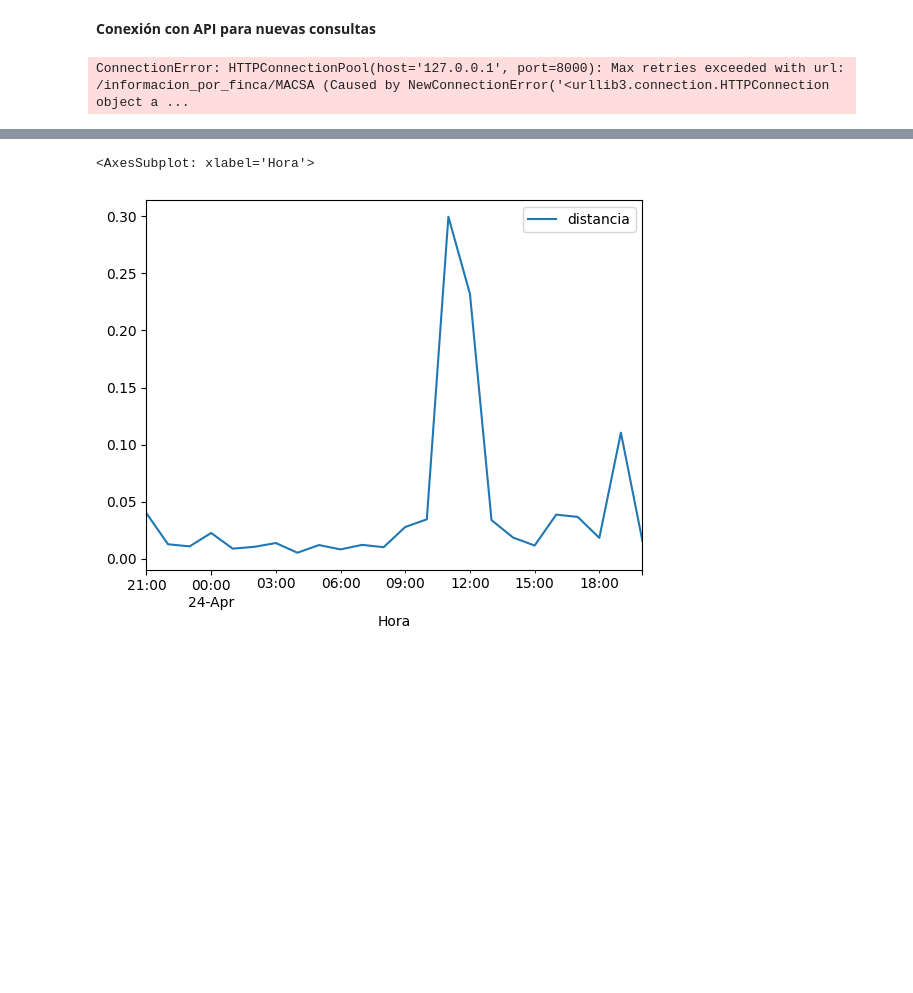
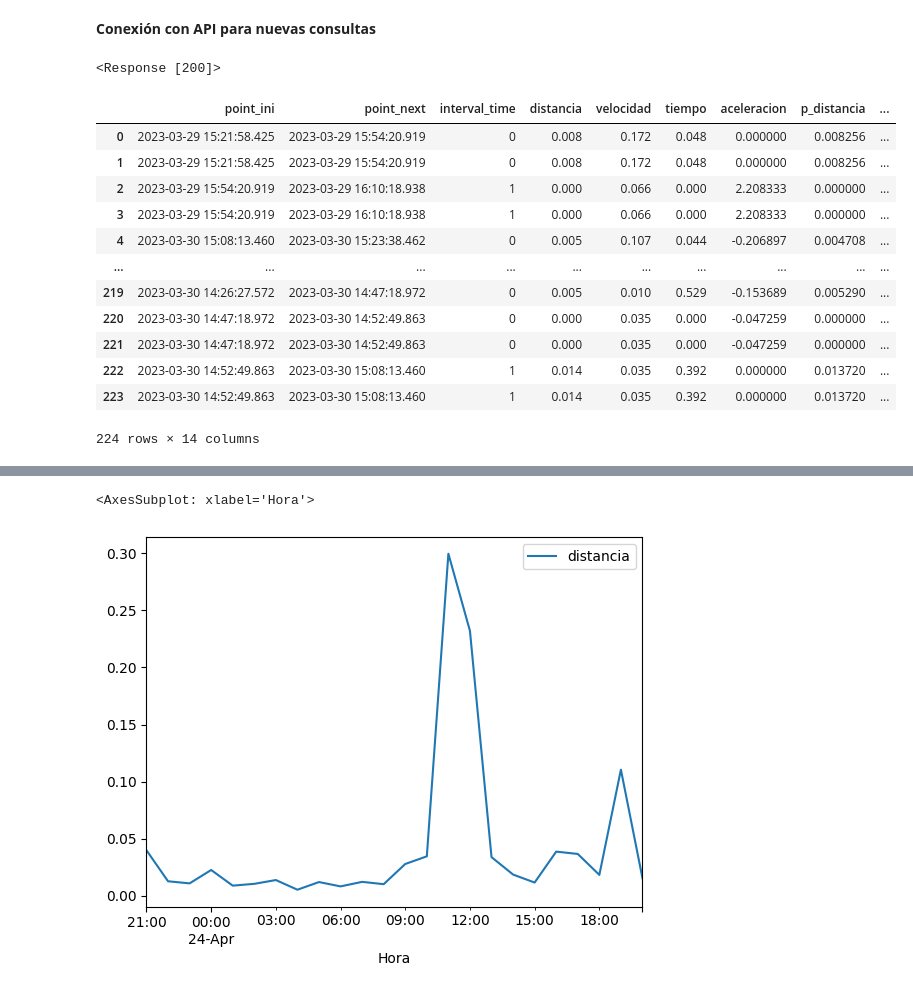
Before and after one commit to Arii95/PF_Henry, a Jupyter notebook: grafica_día.ipynb, the cells around one changed output, grey strips where cells are left out. Cells and saved outputs as stored; diff of their text form; code cells hidden in the pictures; blank space fills up the shorter version.

```diff
--- a/grafica_día.ipynb
+++ b/grafica_día.ipynb
@@ -81,16 +131,7 @@ df_gps['UUID']
 # %% [markdown]
 __Conexión con API para nuevas consultas__
-# %%
-response = requests.get('http://127.0.0.1:8000/informacion_por_finca/MACSA')
-response
-#datos_Vaca= json.loads(response.text)
-#macsa= pd.DataFrame(datos_Vaca)
-#macsa
-
-#Registros de cada UUID en ese establecimiento
-
-#a= macsa['UUID'].value_counts()
-
-#f'En el establecimiento hay los siguientes UUID con los respectivos conteos {a}'
-# %% [output]
-ConnectionError: HTTPConnectionPool(host='127.0.0.1', port=8000): Max retries exceeded with url: /informacion_por_finca/MACSA (Caused by NewConnectionError('<urllib3.connection.HTTPConnection object a ...
+# %%
+response = requests.get('http://127.0.0.1:8000/conducta_vaca_periodo/MACSA/0004A30B00F89C52/2023-03-29/2023-03-30?')
+response
+# %% [output]
+<Response [200]>
@@ -97,13 +141,21 @@ ConnectionError: HTTPConnectionPool(host='127.0.0.1', port=8000): Max retries ex
 # %%
 ##Se agregan columnas para hacer filtros por día y hora
 macsa[['Fecha', 'Hora']]= macsa['point_ini'].str.split(' ', expand=True)
 macsa
-vaca1= macsa[macsa['UUID']== '0004A30B00F89C5D']
-vaca2= macsa[macsa['UUID']== '0004A30B00F89C52']
-inicio = vaca1['Fecha'].min()
-final = vaca1['Fecha'].max()
-fechas = vaca1['Fecha'].unique()
-conteo_registros= len(vaca1['Fecha'].unique())
+# %% [output]
+|  | point_ini | point_next | interval_time | distancia | velocidad | tiempo | aceleracion | p_distancia | ... |
+| 0 | 2023-03-29 15:21:58.425 | 2023-03-29 15:54:20.919 | 0 | 0.008 | 0.172 | 0.048 | 0.000000 | 0.008256 | ... |
+| 1 | 2023-03-29 15:21:58.425 | 2023-03-29 15:54:20.919 | 0 | 0.008 | 0.172 | 0.048 | 0.000000 | 0.008256 | ... |
+| 2 | 2023-03-29 15:54:20.919 | 2023-03-29 16:10:18.938 | 1 | 0.000 | 0.066 | 0.000 | 2.208333 | 0.000000 | ... |
+| 3 | 2023-03-29 15:54:20.919 | 2023-03-29 16:10:18.938 | 1 | 0.000 | 0.066 | 0.000 | 2.208333 | 0.000000 | ... |
+| 4 | 2023-03-30 15:08:13.460 | 2023-03-30 15:23:38.462 | 0 | 0.005 | 0.107 | 0.044 | -0.206897 | 0.004708 | ... |
+| ... | ... | ... | ... | ... | ... | ... | ... | ... | ... |
+| 219 | 2023-03-30 14:26:27.572 | 2023-03-30 14:47:18.972 | 0 | 0.005 | 0.010 | 0.529 | -0.153689 | 0.005290 | ... |
+| 220 | 2023-03-30 14:47:18.972 | 2023-03-30 14:52:49.863 | 0 | 0.000 | 0.035 | 0.000 | -0.047259 | 0.000000 | ... |
+| 221 | 2023-03-30 14:47:18.972 | 2023-03-30 14:52:49.863 | 0 | 0.000 | 0.035 | 0.000 | -0.047259 | 0.000000 | ... |
+| 222 | 2023-03-30 14:52:49.863 | 2023-03-30 15:08:13.460 | 1 | 0.014 | 0.035 | 0.392 | 0.000000 | 0.013720 | ... |
+| 223 | 2023-03-30 14:52:49.863 | 2023-03-30 15:08:13.460 | 1 | 0.014 | 0.035 | 0.392 | 0.000000 | 0.013720 | ... |
+224 rows × 14 columns
 # %%
 macsa['point_ini'] = pd.to_datetime(macsa['point_ini'])
 #macsa['Hora'] = pd.to_datetime(macsa['Hora'])
```
Also changed, not shown: parts of 18 cells of this notebook, 1 other file.
